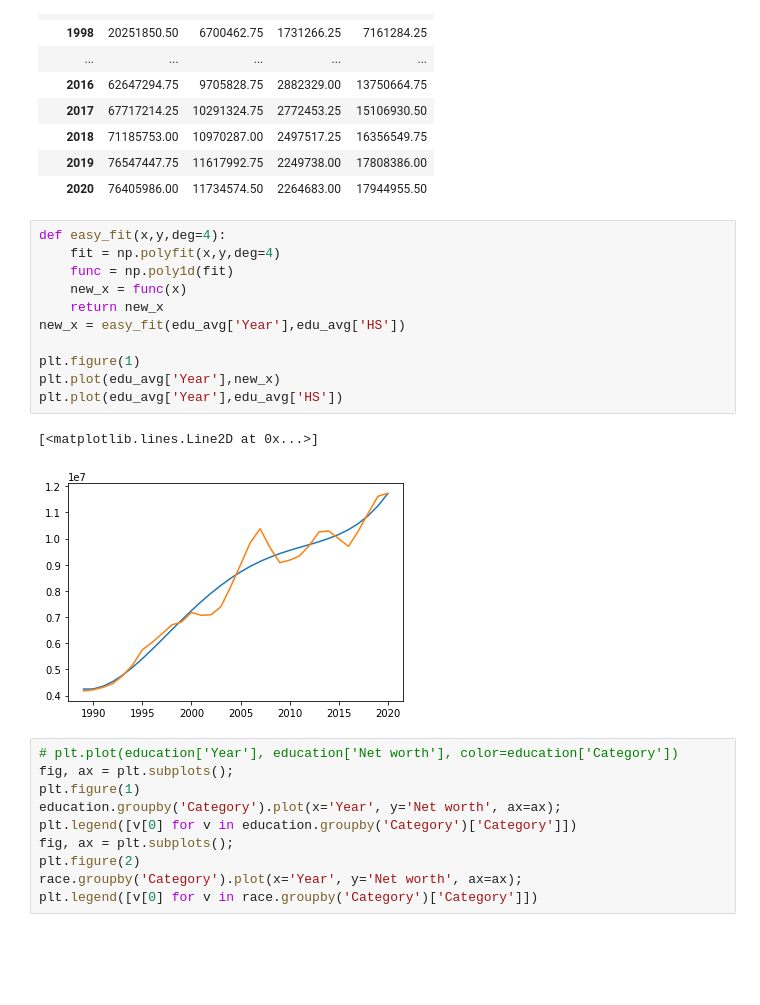
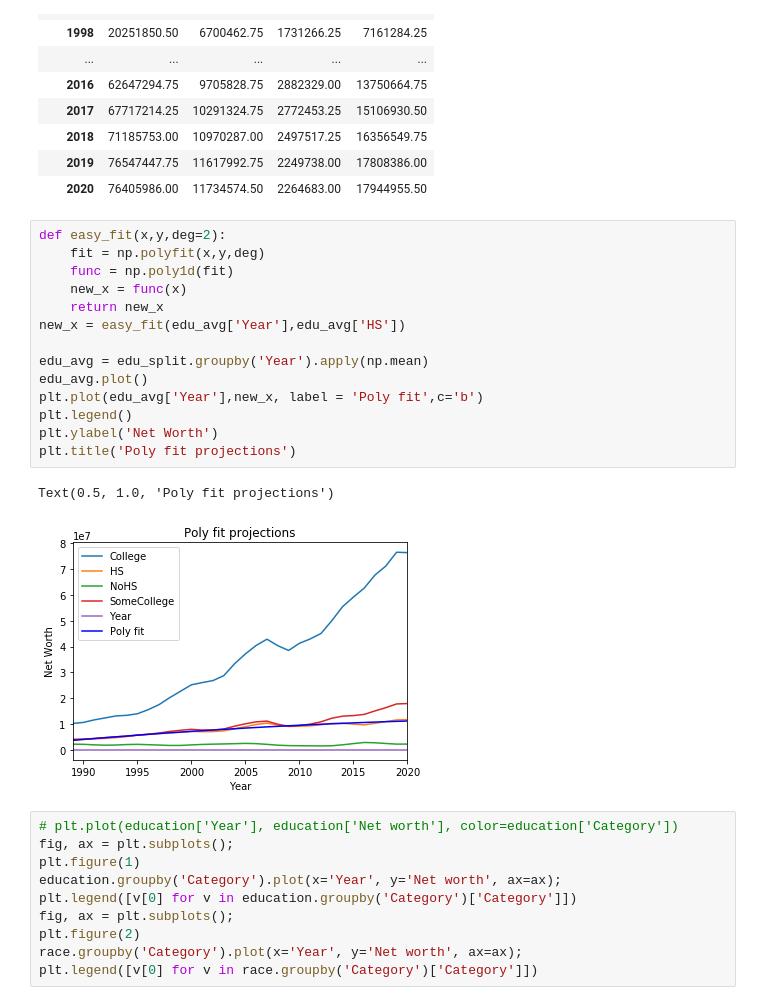
Before and after one commit to Adamdion/CMSE_202_Project, a Jupyter notebook: project/CMSE_202_project.ipynb, the cells around one changed output. Saved outputs shown, nothing was run; the diff lists cells and outputs as text; blank space fills up the shorter version.

Commit message:
Poly fit function

```diff
--- a/project/CMSE_202_project.ipynb
+++ b/project/CMSE_202_project.ipynb
@@ -64,19 +64,22 @@ edu_avg_new
 | 2019 | 76547447.75 | 11617992.75 | 2249738.00 | 17808386.00 |
 | 2020 | 76405986.00 | 11734574.50 | 2264683.00 | 17944955.50 |
 # %%
-def easy_fit(x,y,deg=4):
-    fit = np.polyfit(x,y,deg=4)
+def easy_fit(x,y,deg=2):
+    fit = np.polyfit(x,y,deg)
     func = np.poly1d(fit)
     new_x = func(x)
     return new_x
 new_x = easy_fit(edu_avg['Year'],edu_avg['HS'])
 
-plt.figure(1)
-plt.plot(edu_avg['Year'],new_x)
-plt.plot(edu_avg['Year'],edu_avg['HS'])
+edu_avg = edu_split.groupby('Year').apply(np.mean)
+edu_avg.plot()
+plt.plot(edu_avg['Year'],new_x, label = 'Poly fit',c='b')
+plt.legend()
+plt.ylabel('Net Worth')
+plt.title('Poly fit projections')
 # %% [output]
-[<matplotlib.lines.Line2D at 0x...>]
+Text(0.5, 1.0, 'Poly fit projections')
-[figure, old version]
+[figure, new version]
 # %%
 # plt.plot(education['Year'], education['Net worth'], color=education['Category'])
 fig, ax = plt.subplots();
```
